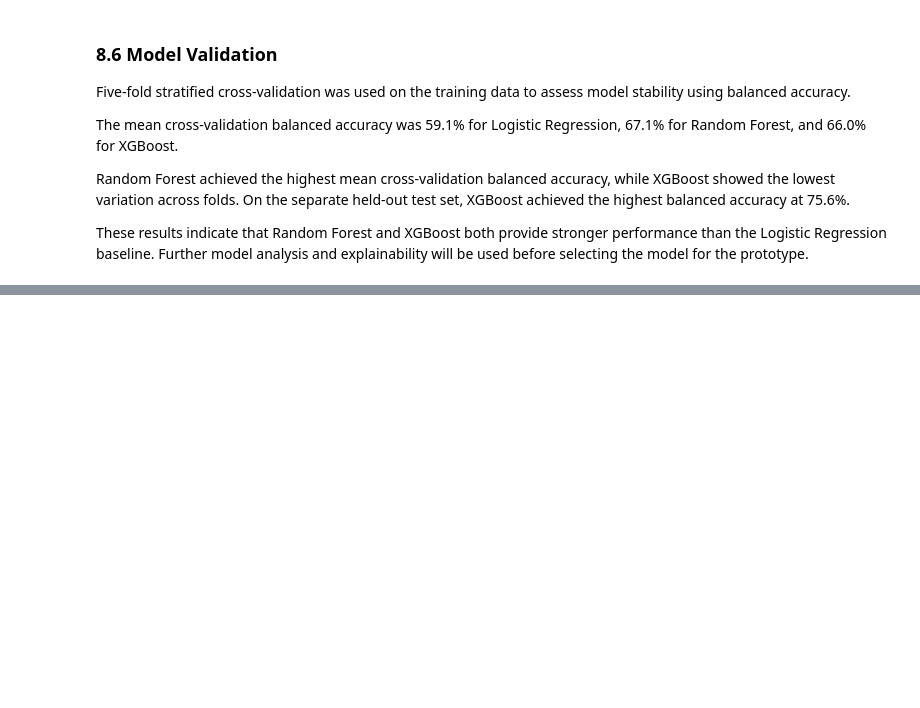
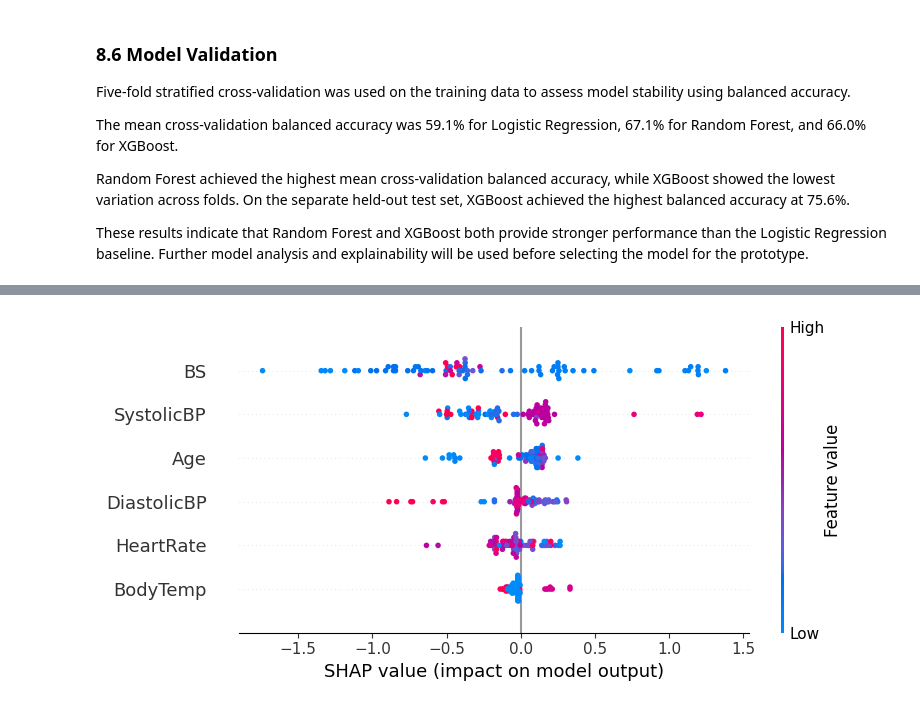
Before and after one commit to Spacexst/AppliedAI, a Jupyter notebook: Project.ipynb, the cells around one changed output, grey strips where cells are left out. Cells and saved outputs as stored; diff of their text form; code cells hidden in the pictures; blank space fills up the shorter version.

```diff
--- a/Project.ipynb
+++ b/Project.ipynb
@@ -1424,0 +1785,8 @@ These results indicate that Random Forest and XGBoost both provide stronger perf
+# %%
+shap.summary_plot(
+    shap_values_xgb[:, :, 1],
+    X_test,
+    feature_names=X_test.columns
+)
+# %% [output]
+[figure, added]
```
Also changed, not shown: parts of 86 cells of this notebook, 1 other file.
